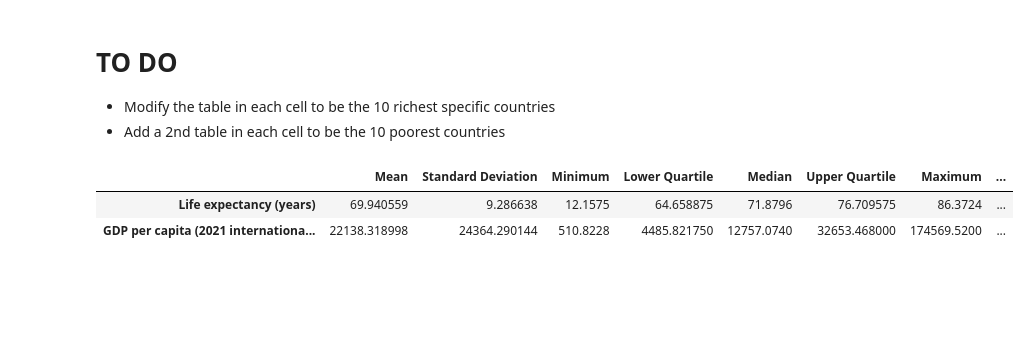
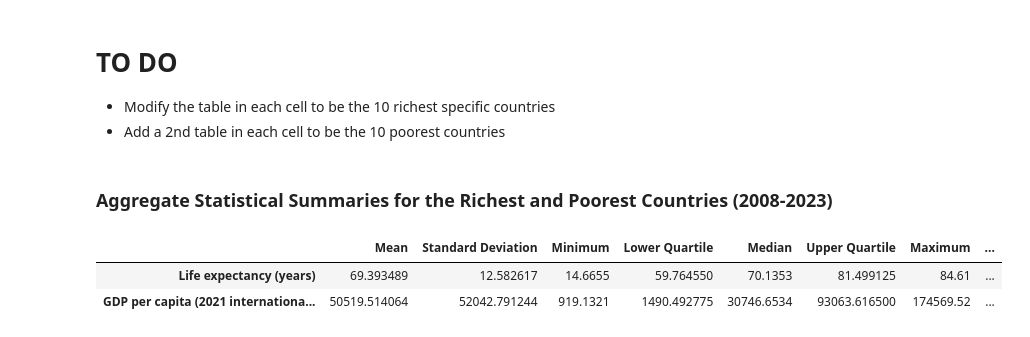
Before and after one commit to KabirS123/MGP, a Jupyter notebook: dataAnalysis.ipynb, the cells around one changed output. Saved outputs shown, nothing was run; the diff lists cells and outputs as text; code cells hidden in the pictures; blank space fills up the shorter version.

Commit message:
Changed the first table

```diff
--- a/dataAnalysis.ipynb
+++ b/dataAnalysis.ipynb
@@ -27,18 +27,22 @@ columns = {
         "max": "Maximum"
     }
 # %%
+aggregateData = data[(data["Entity"].isin(poorest) | data["Entity"].isin(richest)) & (data["Year"] >= 2008) & (data["Year"] <= 2023)]
 
-aggregateStatisticalSummaries = data[columnNames].describe().T.drop(columns=["count"]).rename(columns={"mean": "Mean", "std": "Standard Deviation", "min": "Minimum", "25%": "Lower Quartile", "50%": "Median", "75%": "Upper Quartile", "max": "Maximum"})
+aggregateStatisticalSummaries = aggregateData[columnNames].describe().T.drop(columns=["count"]).rename(columns={"mean": "Mean", "std": "Standard Deviation", "min": "Minimum", "25%": "Lower Quartile", "50%": "Median", "75%": "Upper Quartile", "max": "Maximum"})
 
 aggregateStatisticalSummaries["Interquartile Range"] = aggregateStatisticalSummaries["Upper Quartile"] - aggregateStatisticalSummaries["Lower Quartile"]
 aggregateStatisticalSummaries["Range"] = aggregateStatisticalSummaries["Maximum"] - aggregateStatisticalSummaries["Minimum"]
-aggregateStatisticalSummaries
 
-#This displays a table showing statistical summaries for the whole data set. The table includes the mean, standard deviation, minimum, lower quartile, median, upper quartile, maximum, interquartile range, and range for each of the two columns: "Life expectancy (years)" and "GDP per capita (2021 international-$)".
+display(Markdown("### Aggregate Statistical Summaries for the Richest and Poorest Countries (2008-2023)"))
+display(aggregateStatisticalSummaries)
+
+#This displays a table showing statistical summaries for the richest and poorest countries for our period of 2008-2023 inclusive. The table includes the mean, standard deviation, minimum, lower quartile, median, upper quartile, maximum, interquartile range, and range for each of the two columns: "Life expectancy (years)" and "GDP per capita (2021 international-$)".
 # %% [output]
+### Aggregate Statistical Summaries for the Richest and Poorest Countries (2008-2023)
 |  | Mean | Standard Deviation | Minimum | Lower Quartile | Median | Upper Quartile | Maximum | ... |
-| Life expectancy (years) | 69.940559 | 9.286638 | 12.1575 | 64.658875 | 71.8796 | 76.709575 | 86.3724 | ... |
-| GDP per capita (2021 internationa... | 22138.318998 | 24364.290144 | 510.8228 | 4485.821750 | 12757.0740 | 32653.468000 | 174569.5200 | ... |
+| Life expectancy (years) | 69.393489 | 12.582617 | 14.6655 | 59.764550 | 70.1353 | 81.499125 | 84.61 | ... |
+| GDP per capita (2021 internationa... | 50519.514064 | 52042.791244 | 919.1321 | 1490.492775 | 30746.6534 | 93063.616500 | 174569.52 | ... |
 # %%
 # Select 2008 observations for the countries listed in richest
 richData2008 = data[(data["Entity"].isin(richest)) & (data["Year"] == 2008)]
```
Also changed, not shown: parts of 16 cells of this notebook.
